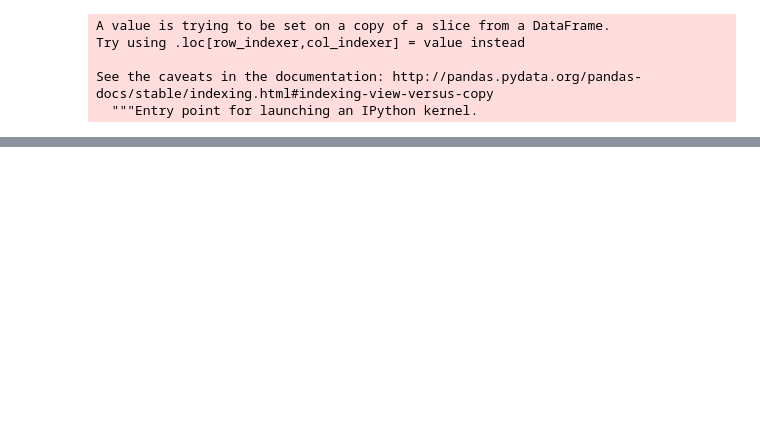
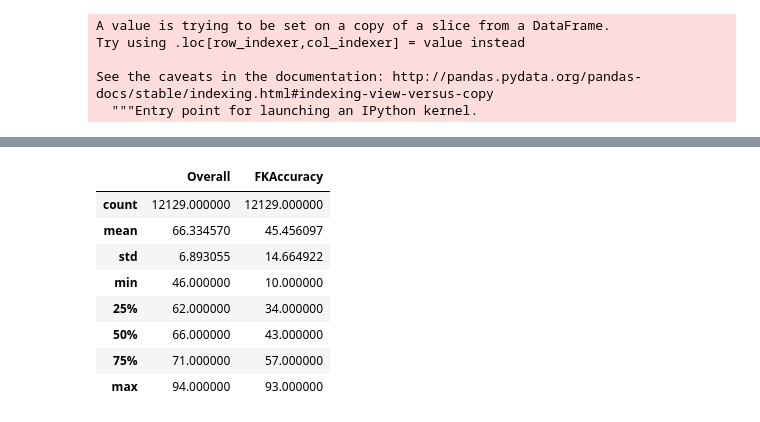
Before and after one commit to raulcarlomagno/dmuba-especializacion-futbol, a Jupyter notebook: main.ipynb, the cells around one changed output, grey strips where cells are left out. Saved outputs shown, nothing was run; the diff lists cells and outputs as text; code cells hidden in the pictures; blank space fills up the shorter version.

```diff
--- a/main.ipynb
+++ b/main.ipynb
@@ -1325,0 +1344,12 @@ TODO: ANALIS TIROS LIBRES, TEST ESTADISTICO ZURDOS VS DERECHOS
+# %%
+derechos.describe()
+# %% [output]
+|  | Overall | FKAccuracy |
+| count | 12129.000000 | 12129.000000 |
+| mean | 66.334570 | 45.456097 |
+| std | 6.893055 | 14.664922 |
+| min | 46.000000 | 10.000000 |
+| 25% | 62.000000 | 34.000000 |
+| 50% | 66.000000 | 43.000000 |
+| 75% | 71.000000 | 57.000000 |
+| max | 94.000000 | 93.000000 |
```
Also changed, not shown: parts of 43 cells of this notebook, 1 other file.
